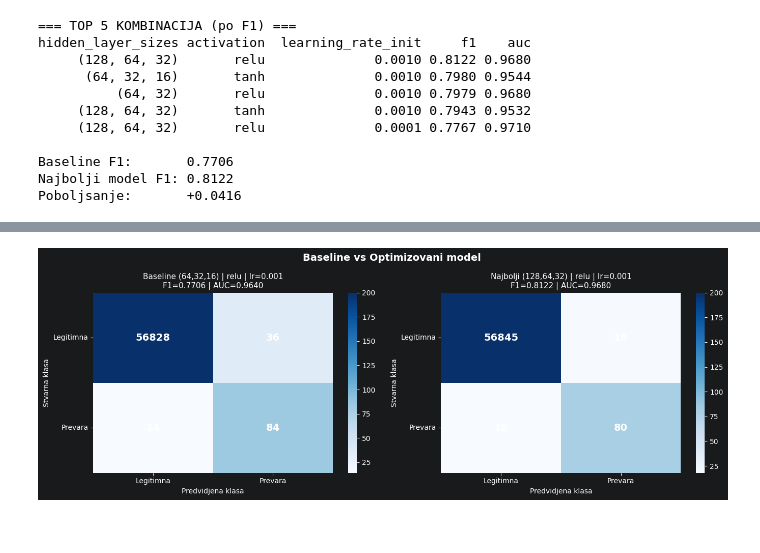
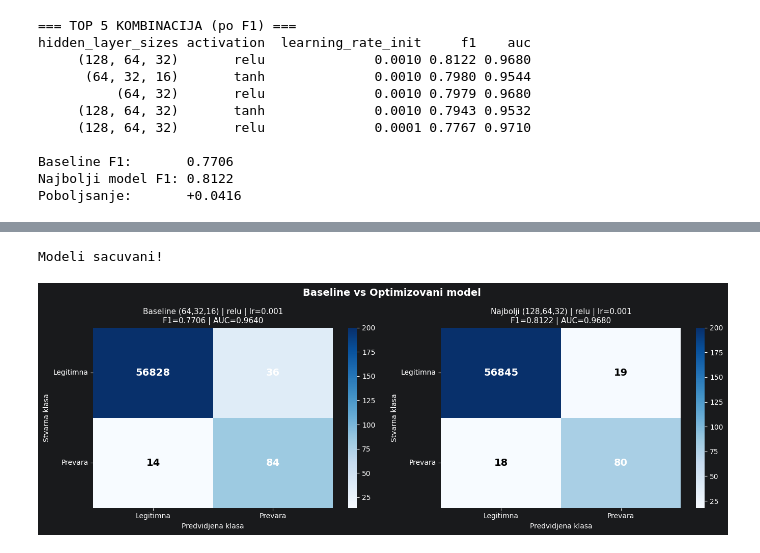
Before and after one commit to valentinastankovic/credit-card-fraud-detection, a Jupyter notebook: notebooks/04_optimizacija.ipynb, the cells around one changed output, grey strips where cells are left out. Saved outputs shown, nothing was run; the diff lists cells and outputs as text; code cells hidden in the pictures.

Commit message:
Nikola: Dodate vizualizacije i optimizacija grid searcha

```diff
--- a/notebooks/04_optimizacija.ipynb
+++ b/notebooks/04_optimizacija.ipynb
@@ -26,11 +47,21 @@ Klase u treningu: {np.int64(0): np.int64(227451), np.int64(1): np.int64(227451)}
 # %%
-baseline = MLPClassifier(hidden_layer_sizes=(64,32,16), activation='relu', learning_rate_init=0.001, max_iter = 50, random_state=42, verbose = True)
-baseline.fit(X_train, y_train)
+if not os.path.exists('../data/baseline_model.pkl'):
+    baseline = MLPClassifier(
+        hidden_layer_sizes=(64, 32, 16),
+        activation='relu',
+        learning_rate_init=0.001,
+        max_iter=50,
+        random_state=42,
+        verbose=True
+    )
+    baseline.fit(X_train, y_train)
+else:
+    print("Baseline vec postoji, preskacemo...")
 
 y_pred_base = baseline.predict(X_test)
-y_prob_base = baseline.predict_proba(X_test)[:,1]
+y_prob_base = baseline.predict_proba(X_test)[:, 1]
 
-baseline_f1 =  f1_score(y_test, y_pred_base)
+baseline_f1  = f1_score(y_test, y_pred_base)
 baseline_auc = roc_auc_score(y_test, y_pred_base)
 
 print('BASELINE MODEL')
@@ -165,37 +179,47 @@ print(classification_report(y_test, y_pred_best, target_names=['Legitimna', 'Pre
     accuracy                           1.00     56962
    macro avg       0.90      0.91      0.91     56962
 weighted avg       1.00      1.00      1.00     56962
+# %%
+import joblib
+
+joblib.dump(baseline, '../data/baseline_model.pkl')
+joblib.dump(best_model, '../data/best_model.pkl')
+joblib.dump(results, '../data/grid_results.pkl')
+
+print("Modeli sacuvani!")
+# %% [output]
+Modeli sacuvani!
 # %%
 fig, axes = plt.subplots(1, 2, figsize=(14, 5))
 
 for ax, y_pred, y_prob, title in zip(
     axes,
     [y_pred_base, y_pred_best],
     [y_prob_base, y_prob_best],
     ['Baseline (64,32,16) | relu | lr=0.001', 'Najbolji (128,64,32) | relu | lr=0.001']
 ):
     cm = confusion_matrix(y_test, y_pred)
     sb.heatmap(cm, annot=False, cmap='Blues', ax=ax,
                xticklabels=['Legitimna', 'Prevara'],
                yticklabels=['Legitimna', 'Prevara'],
                cbar=True, vmax=200)
     for i in range(cm.shape[0]):
         for j in range(cm.shape[1]):
             ax.text(j + 0.5, i + 0.5, str(cm[i, j]),
                     ha='center', va='center',
-                    color='white', fontsize=14, fontweight='bold')
+                    color='white' if cm[i, j] > 30 else 'black', fontsize=14, fontweight='bold')
     f1  = f1_score(y_test, y_pred)
     auc = roc_auc_score(y_test, y_prob)
     ax.set_title(f'{title}\nF1={f1:.4f} | AUC={auc:.4f}', fontsize=11)
     ax.set_ylabel('Stvarna klasa')
     ax.set_xlabel('Predvidjena klasa')
     ax.set_yticklabels(ax.get_yticklabels(), rotation=0)
 
 plt.suptitle('Baseline vs Optimizovani model', fontsize=14, fontweight='bold')
 plt.tight_layout()
 plt.show()
 # %% [output]
-[figure, old version]
+[figure, new version]
 # %%
 summary = pd.DataFrame({
     'Model': ['Baseline (64,32,16)', 'Optimizovani (128,64,32)'],
```
Also changed, not shown: parts of 7 cells of this notebook, 4 other files.
